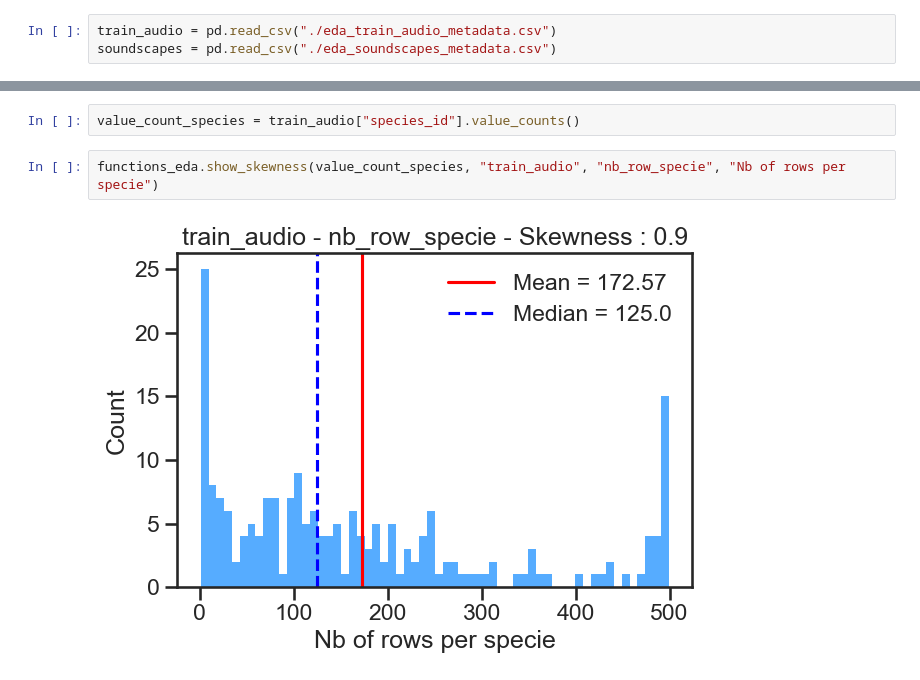
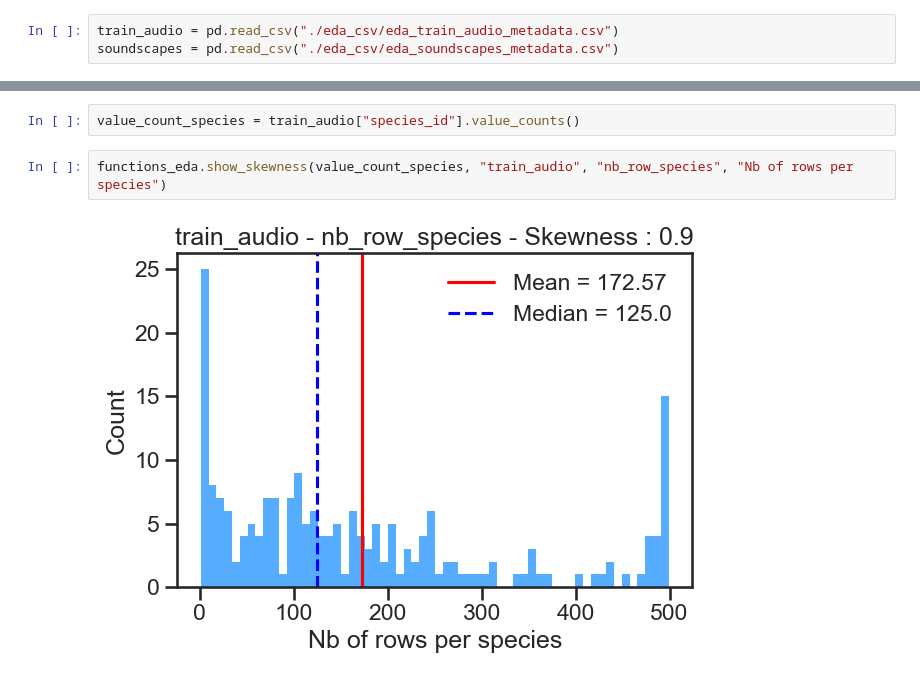
Before and after one commit to Jadelise6/ML_Project, a Jupyter notebook: ancien_eda_a_supprimer.ipynb, the cells around one changed output, grey strips where cells are left out. Drawn from its saved outputs; the diff is of its cells as text.

```diff
--- a/eda.ipynb
+++ b/ancien_eda_a_supprimer.ipynb
@@ -7,8 +7,8 @@ import numpy as np
 
 import functions_eda
 # %%
-train_audio = pd.read_csv("./eda_train_audio_metadata.csv")
-soundscapes = pd.read_csv("./eda_soundscapes_metadata.csv")
+train_audio = pd.read_csv("./eda_csv/eda_train_audio_metadata.csv")
+soundscapes = pd.read_csv("./eda_csv/eda_soundscapes_metadata.csv")
 # %%
 train_audio.describe()
 # %% [output]
@@ -84,6 +84,6 @@ Nombre d'espèces : 206
 # %%
 value_count_species = train_audio["species_id"].value_counts()
 # %%
-functions_eda.show_skewness(value_count_species, "train_audio", "nb_row_specie", "Nb of rows per specie")
+functions_eda.show_skewness(value_count_species, "train_audio", "nb_row_species", "Nb of rows per species")
 # %% [output]
-[figure, old version]
+[figure, new version]
```
Also changed, not shown: 16 other files.
